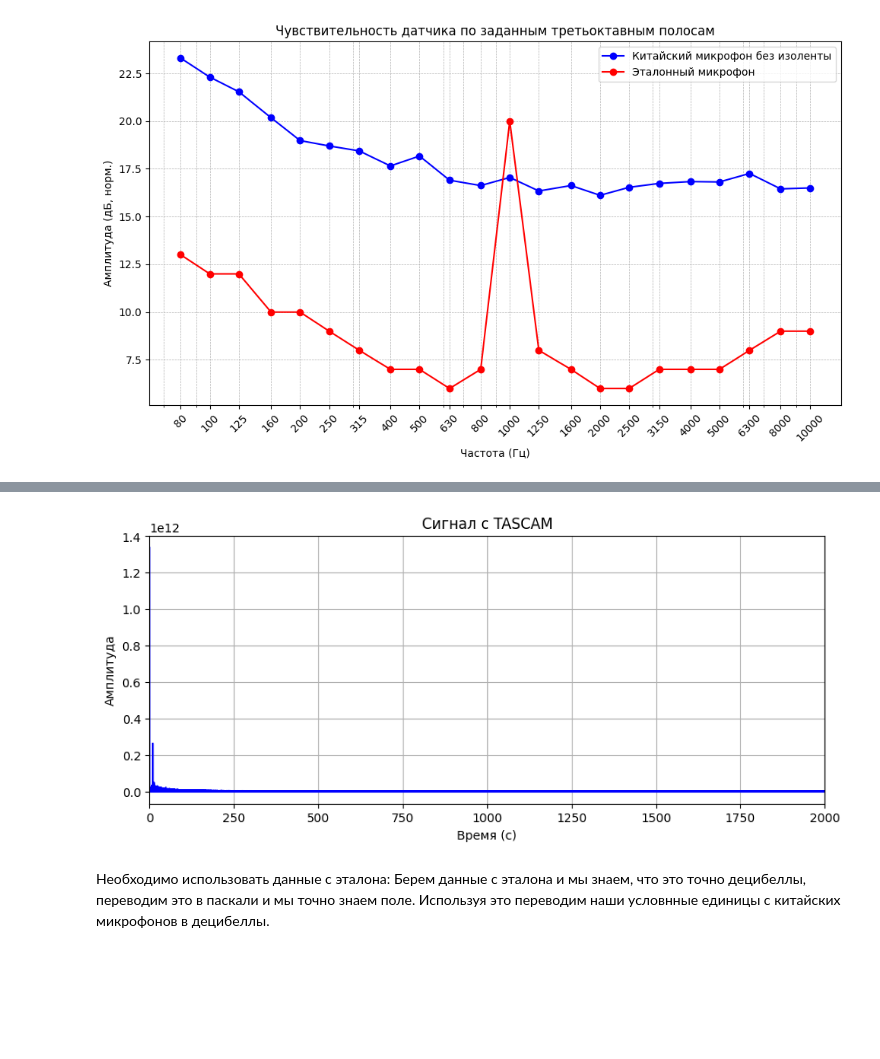
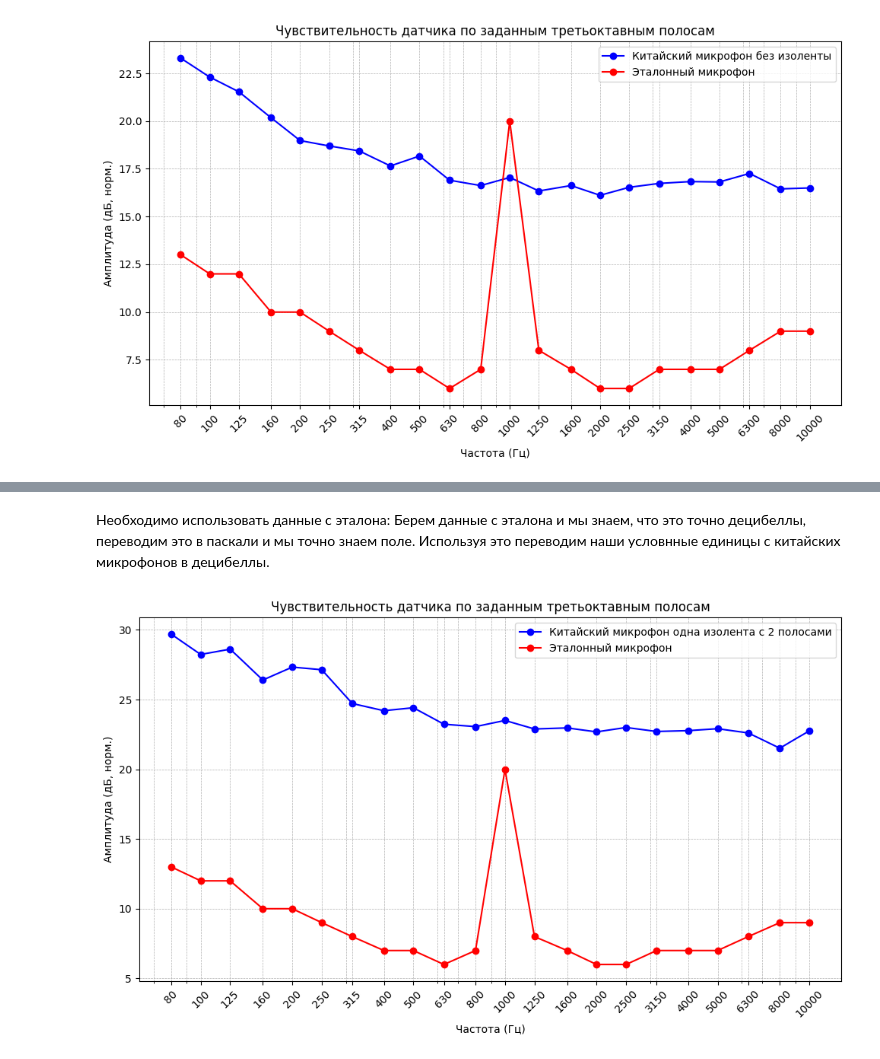
Before and after one commit to bdExplore/Scientific, a Jupyter notebook: Python/pgd_analys.ipynb, the cells around one changed output, grey strips where cells are left out. Cells and saved outputs as stored; diff of their text form; code cells hidden in the pictures; blank space fills up the shorter version.

Commit message:
Проведен анализ данных с 4 микрофонов

```diff
--- a/Python/pgd_analys.ipynb
+++ b/Python/pgd_analys.ipynb
@@ -271,15 +223,44 @@ plt.show()
-# %%
-f = fftfreq(len(data), 1 / fs)
-plt.figure(figsize=(10, 4))
-plt.plot(f, np.abs(fft(data)), color='blue')
-plt.title('Сигнал с TASCAM')
-plt.xlabel('Время (с)')
-plt.ylabel('Амплитуда')
-plt.xlim(0, 2000)
-plt.grid(True)
-plt.show()
-# %% [output]
-[figure, removed]
 # %% [markdown]
 Необходимо использовать данные с эталона:
 Берем данные с эталона и мы знаем, что это точно децибеллы, переводим это в паскали и мы точно знаем поле. Используя это переводим наши условнные единицы с китайских микрофонов в децибеллы.
+# %%
+amp_standard_24 = np.array([55, 53, 54, 54, 57, 57, 57, 58, 59, 58, 59 , 60, 61, 62, 61, 60, 60, 60, 59, 58, 55, 54])
+amp_standard_self = np.array([13, 12, 12, 10, 10, 9, 8, 7, 7, 6, 7, 20, 8, 7, 6, 6, 7, 7, 7, 8, 9, 9])
+
+fs, data_24 = wavfile.read('/Users/bogda/Desktop/Acoustics/Scientific/Исходные данные/PGD_camera/TASCAM_0024S1.wav')
+fs, data_29 = wavfile.read('/Users/bogda/Desktop/Acoustics/Scientific/Исходные данные/PGD_camera/TASCAM_0029S1.wav')
+
+
+amplitudes = []
+for f1, f2 in zip(lower_bounds, upper_bounds):
+    amp = RMS(data_24, f1, f2)
+    amplitudes.append(amp)
+
+amplitudes_norm = np.array(amplitudes) / 2e-5
+
+amp_standard_24_pa = 10**(amp_standard_24 / 20)
+
+k = amp_standard_24_pa / amplitudes_norm
+
+
+amplitudes_calibrated = []
+for f1, f2 in zip(lower_bounds, upper_bounds):
+    ampl = RMS(data_29, f1, f2)
+    amplitudes_calibrated.append(ampl)
+
+amplitudes_norm_calibrated = np.array(amplitudes_calibrated) / 2e-5 * k
+amplitudes_norm_calibrated_db = 20 * np.log10(amplitudes_norm_calibrated)
+# %%
+plt.figure(figsize=(10, 6))
+plt.semilogx(center_freqs, amplitudes_norm_calibrated_db, marker='o', color='blue', label='Китайский микрофон одна изолента с 2 полосами')
+plt.semilogx(center_freqs, amp_standard_self, marker='o', color='red', label='Эталонный микрофон')
+plt.grid(True, which='both', linestyle='--', linewidth=0.5)
+plt.xlabel('Частота (Гц)')
+plt.ylabel('Амплитуда (дБ, норм.)')
+plt.title('Чувствительность датчика по заданным третьоктавным полосам')
+plt.xticks(center_freqs, [f"{int(f)}" for f in center_freqs], rotation=45)
+plt.tight_layout()
+plt.legend()
+plt.show()
+# %% [output]
+[figure, added]
```
Also changed, not shown: parts of 13 cells of this notebook, 1 other file.
